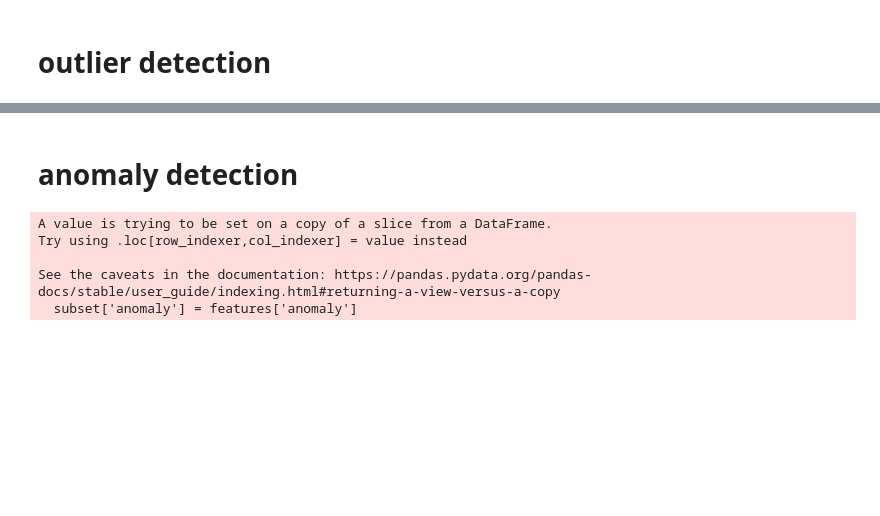
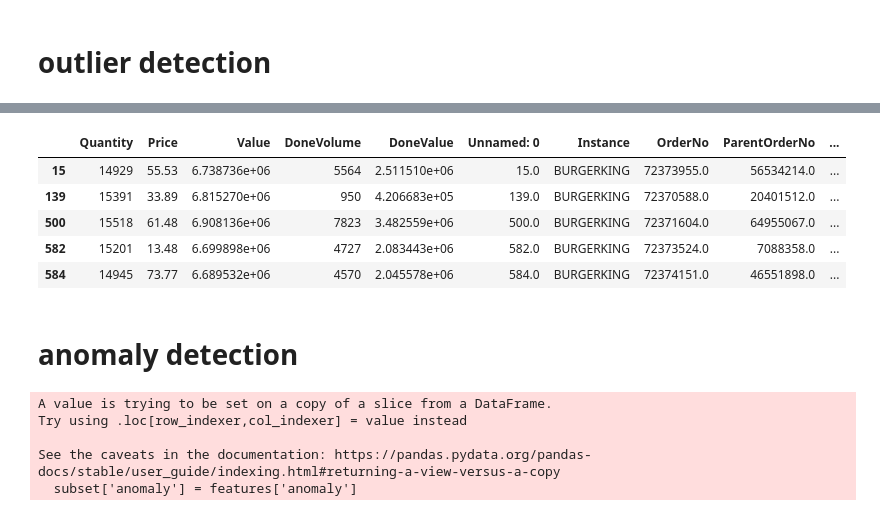
Before and after one commit to Kent-twl/BT4103-Capstone, a Jupyter notebook: src/anomaly.ipynb, the cells around one changed output, grey strips where cells are left out. Drawn from its saved outputs; the diff is of its cells as text; code cells hidden in the pictures; blank space fills up the shorter version.

```diff
--- a/src/anomaly.ipynb
+++ b/src/anomaly.ipynb
@@ -58,3 +104,12 @@ for column, data in discrete_outliers.items():
+# %%
+continuous_outlier_df.head()
+# %% [output]
+|  | Quantity | Price | Value | DoneVolume | DoneValue | Unnamed: 0 | Instance | OrderNo | ParentOrderNo | ... |
+| 15 | 14929 | 55.53 | 6.738736e+06 | 5564 | 2.511510e+06 | 15.0 | BURGERKING | 72373955.0 | 56534214.0 | ... |
+| 139 | 15391 | 33.89 | 6.815270e+06 | 950 | 4.206683e+05 | 139.0 | BURGERKING | 72370588.0 | 20401512.0 | ... |
+| 500 | 15518 | 61.48 | 6.908136e+06 | 7823 | 3.482559e+06 | 500.0 | BURGERKING | 72371604.0 | 64955067.0 | ... |
+| 582 | 15201 | 13.48 | 6.699898e+06 | 4727 | 2.083443e+06 | 582.0 | BURGERKING | 72373524.0 | 7088358.0 | ... |
+| 584 | 14945 | 73.77 | 6.689532e+06 | 4570 | 2.045578e+06 | 584.0 | BURGERKING | 72374151.0 | 46551898.0 | ... |
 # %% [markdown]
 # anomaly detection
 # %%
```
Also changed, not shown: parts of 10 cells of this notebook.
